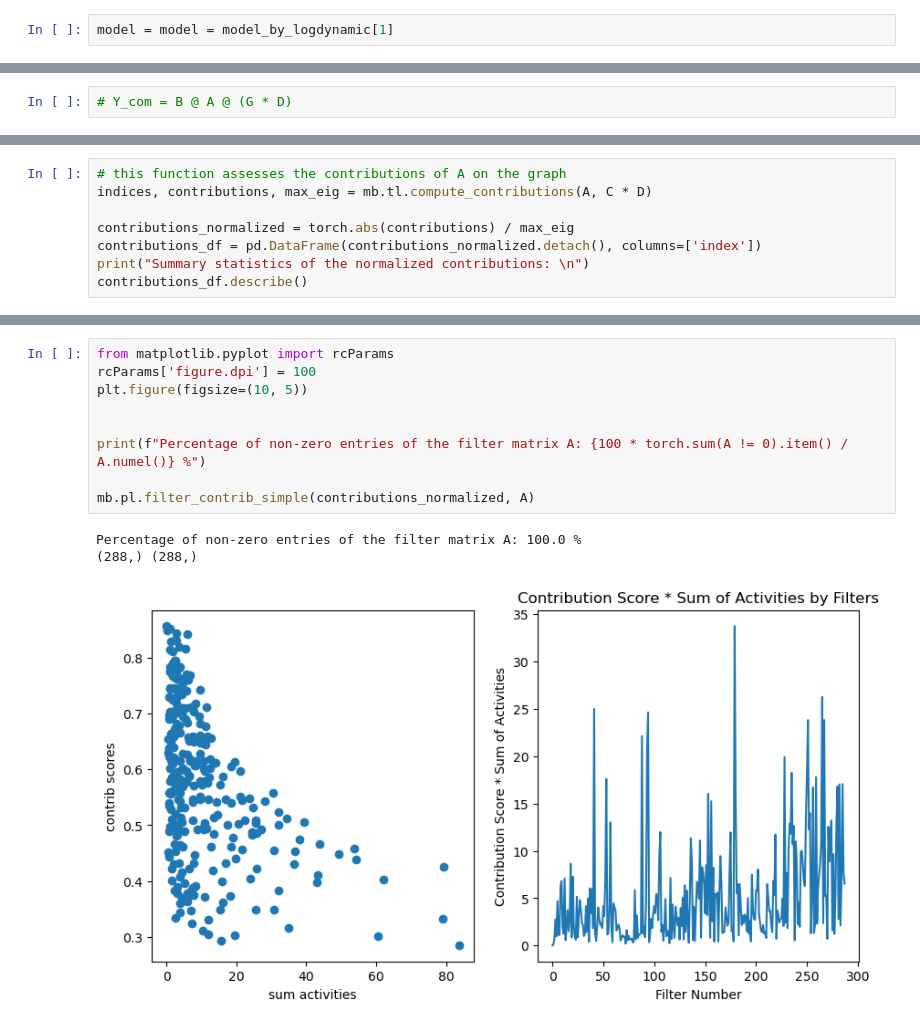
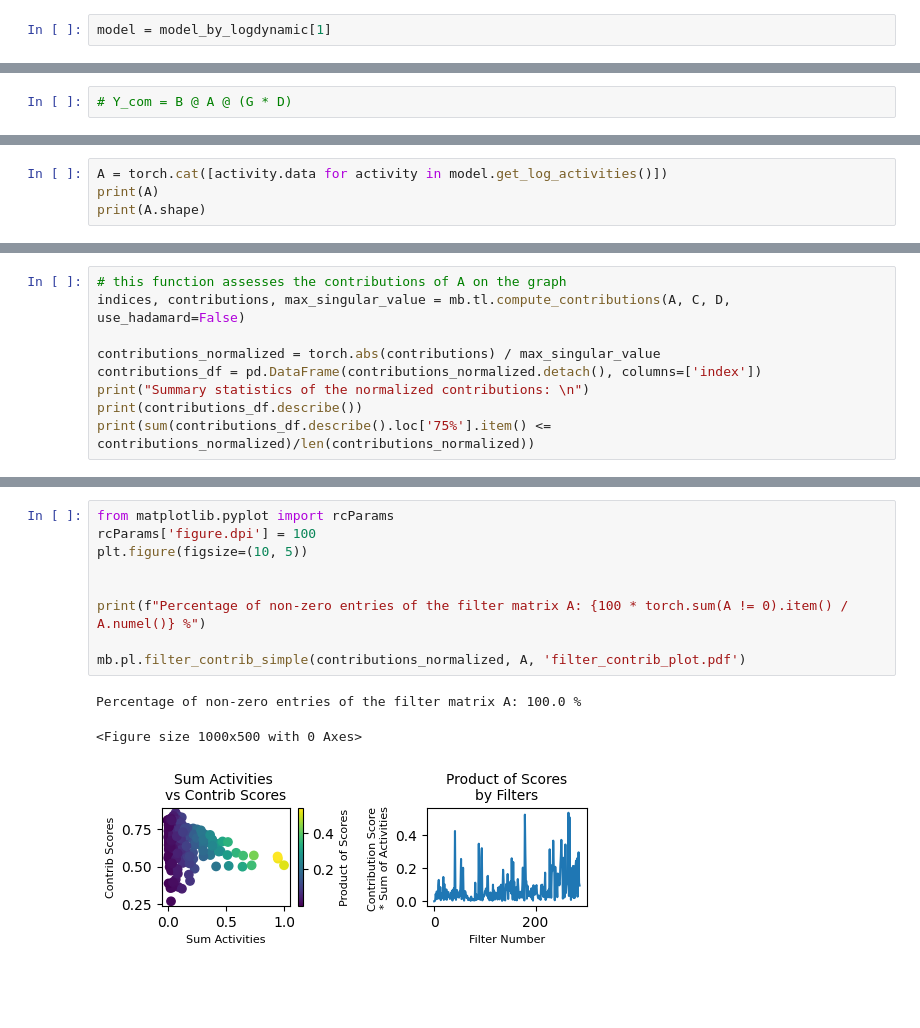
Before and after one commit to theislab/mubind, a Jupyter notebook: docs/notebooks/single_cell/02_1_3_evaluate_graph.ipynb, the cells around one changed output, grey strips where cells are left out. Saved outputs shown, nothing was run; the diff lists cells and outputs as text; blank space fills up the shorter version.

Commit message:
Updated plotting functions

```diff
--- a/docs/notebooks/single_cell/02_1_3_evaluate_graph.ipynb
+++ b/docs/notebooks/single_cell/02_1_3_evaluate_graph.ipynb
@@ -30,7 +45,7 @@ for use_logdynamic in [False, True]:
 pancreas_multiome_use_logdynamic_0.pth
 pancreas_multiome_use_logdynamic_1.pth
 # %%
-model = model = model_by_logdynamic[1]
+model = model_by_logdynamic[1]
 # %%
 # for convenience
 tsum = torch.sum
@@ -148,0 +188,4 @@ torch.Size([288, 496])
+# %%
+A = torch.cat([activity.data for activity in model.get_log_activities()])
+print(A)
+print(A.shape)
@@ -149,10 +213,11 @@ torch.Size([288, 496])
 # %%
 # this function assesses the contributions of A on the graph
-indices, contributions, max_eig = mb.tl.compute_contributions(A, C * D)
+indices, contributions, max_singular_value = mb.tl.compute_contributions(A, C, D, use_hadamard=False)
 
-contributions_normalized = torch.abs(contributions) / max_eig
+contributions_normalized = torch.abs(contributions) / max_singular_value
 contributions_df = pd.DataFrame(contributions_normalized.detach(), columns=['index'])
 print("Summary statistics of the normalized contributions: \n")
-contributions_df.describe()
+print(contributions_df.describe())
+print(sum(contributions_df.describe().loc['75%'].item() <= contributions_normalized)/len(contributions_normalized))
 # %% [output]
 Summary statistics of the normalized contributions:
@@ -172,13 +267,13 @@ mb.pl.filter_contrib_heatmap(contributions_normalized)
 # %%
 from matplotlib.pyplot import rcParams
 rcParams['figure.dpi'] = 100
 plt.figure(figsize=(10, 5))
 
 
 print(f"Percentage of non-zero entries of the filter matrix A: {100 * torch.sum(A != 0).item() / A.numel()} %")
 
-mb.pl.filter_contrib_simple(contributions_normalized, A)
+mb.pl.filter_contrib_simple(contributions_normalized, A, 'filter_contrib_plot.pdf')
 # %% [output]
 Percentage of non-zero entries of the filter matrix A: 100.0 %
-(288,) (288,)
+<Figure size 1000x500 with 0 Axes>
-[figure, old version]
+[figure, new version]
```
Also changed, not shown: parts of 25 cells of this notebook, 2 other files.
